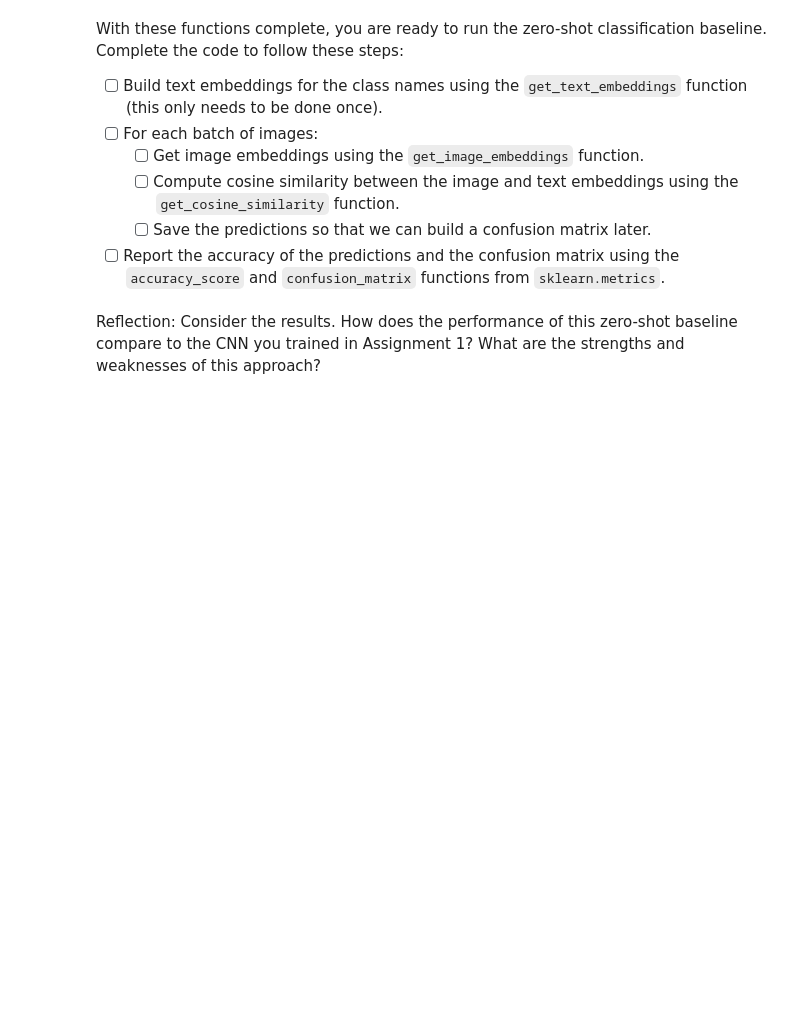
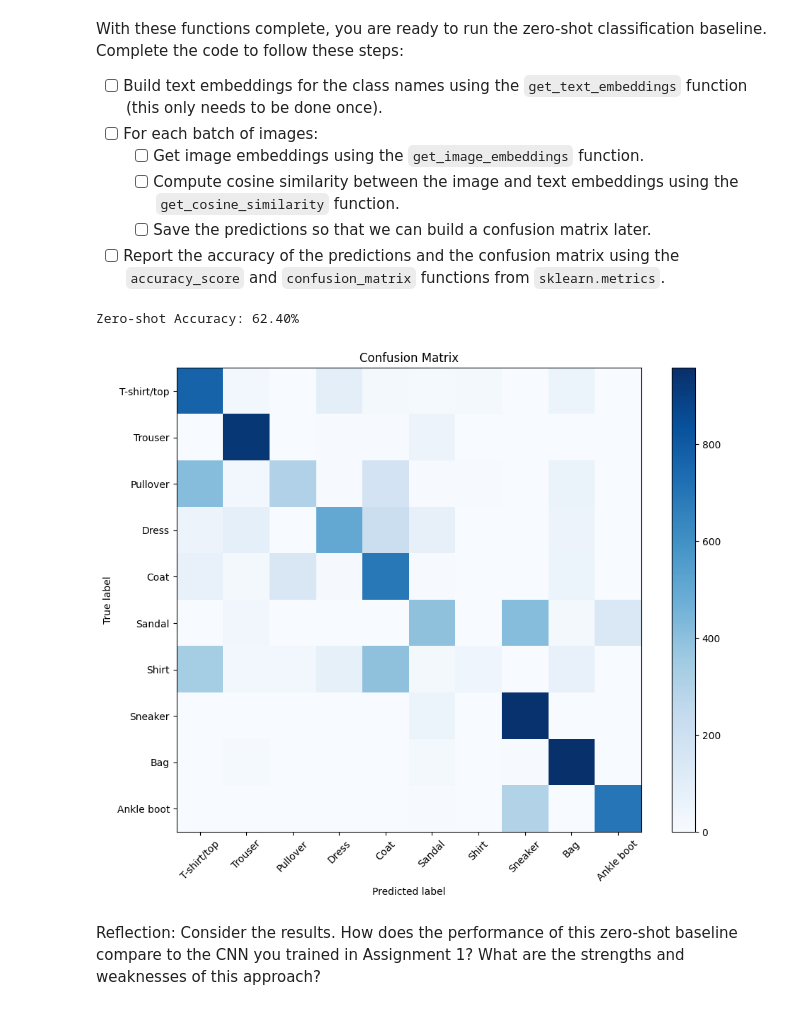
Before and after one commit to anchitaaghag/deep_learning, a Jupyter notebook: 02_activities/assignments/assignment_2.ipynb, the cells around one changed output. Drawn from its saved outputs; the diff is of its cells as text; code cells hidden in the pictures; blank space fills up the shorter version.

Commit message:
Run zero-shot baseline and prompt engineered classifications

```diff
--- a/02_activities/assignments/assignment_2.ipynb
+++ b/02_activities/assignments/assignment_2.ipynb
@@ -216,26 +245,48 @@ With these functions complete, you are ready to run the zero-shot classification
 # %%
 from sklearn.metrics import accuracy_score, confusion_matrix
 
 y_true, y_pred = [], []
 
+# Compute the text embeddings before the loop
+text_feats = get_text_embeddings(CLASS_NAMES)
+
 for pixel_values, labels in test_loader:
 
+    # Get the image embeddings
+    image_feats = get_image_embeddings(pixel_values)
+
+    # Calculate the similarity and predictions
+    similarity = get_cosine_similarity(image_feats, text_feats)
+    grouped_preds = get_predictions(similarity)
+
+    # Calculate the results
+    y_true.extend(labels.tolist())
+    y_pred.extend(grouped_preds.tolist())
+
 # Report the accuracy of the predictions
+accuracy = accuracy_score(y_true, y_pred)
+print(f"Zero-shot Accuracy: {accuracy * 100:.2f}%")
 
 # Report the confusion matrix
 def plot_confusion_matrix(y_true, y_pred, class_names):
     cm = confusion_matrix(y_true, y_pred)
     plt.figure(figsize=(10, 8))
     plt.imshow(cm, interpolation='nearest', cmap=plt.cm.Blues)
     plt.title('Confusion Matrix')
     plt.colorbar()
     tick_marks = np.arange(len(class_names))
     plt.xticks(tick_marks, class_names, rotation=45)
     plt.yticks(tick_marks, class_names)
     plt.ylabel('True label')
     plt.xlabel('Predicted label')
     plt.tight_layout()
     plt.show()
+
+# Display the confusion matrix
+plot_confusion_matrix(y_true, y_pred, CLASS_NAMES)
+# %% [output]
+Zero-shot Accuracy: 62.40%
+[figure, added]
 # %% [markdown]
 Reflection: Consider the results. How does the performance of this zero-shot baseline compare to the CNN you trained in Assignment 1? What are the strengths and weaknesses of this approach?
 # %% [markdown]
```
Also changed, not shown: parts of 6 cells of this notebook.
